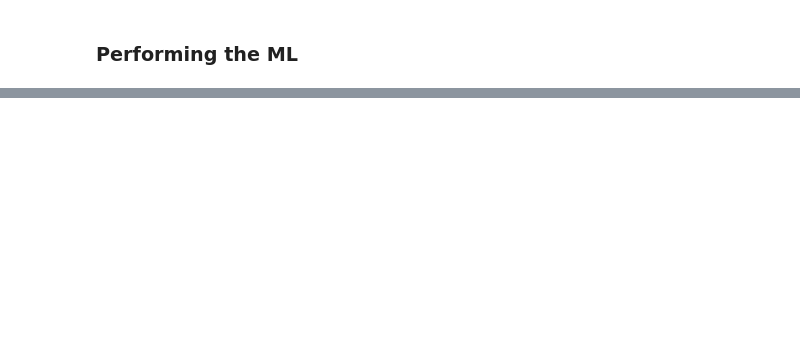
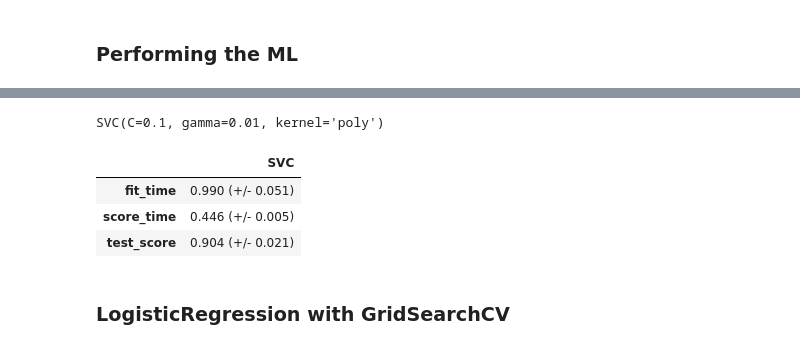
Before and after one commit to ranjitprakash1986/human_activity_recognition, a Jupyter notebook: src/code.ipynb, the cells around one changed output, grey strips where cells are left out. Cells and saved outputs as stored; diff of their text form; code cells hidden in the pictures; blank space fills up the shorter version.

Commit message:
Add ml model solutions

```diff
--- a/src/code.ipynb
+++ b/src/code.ipynb
@@ -375,0 +404,29 @@ plot_tsne(x,y, 30)
+# %%
+# function to cross validate and capture the results
+
+def mean_std_cross_val_scores(model, X_train, y_train, **kwargs):
+    """
+    Returns mean and std of cross validation
+    Parameters
+    ----------
+    model :
+        scikit-learn model
+    X_train : numpy array or pandas DataFrame
+        X in the training data
+    y_train :
+        y in the training data
+    Returns
+    ----------
+        pandas Series with mean scores from cross_validation
+    """
+
+    scores = cross_validate(model, X_train, y_train, **kwargs)
+
+    mean_scores = pd.DataFrame(scores).mean()
+    std_scores = pd.DataFrame(scores).std()
+    out_col = []
+
+    for i in range(len(mean_scores)):
+        out_col.append((f"%0.3f (+/- %0.3f)" % (mean_scores[i], std_scores[i])))
+
+    return pd.Series(data=out_col, index=mean_scores.index)
@@ -375,0 +435,7 @@ plot_tsne(x,y, 30)
+# %%
+param_grid = {'C':[0.1, 1, 10, 100],
+             'gamma': [1,0.1,0.01,0.001],
+              'kernel': ['rbf', 'poly', 'sigmoid']}
+
+grid = GridSearchCV(SVC(),param_grid,refit=True,verbose=1)
+grid.fit(X_train,y_train)
@@ -375,0 +464,19 @@ plot_tsne(x,y, 30)
+# %%
+grid.best_estimator_
+# %% [output]
+SVC(C=0.1, gamma=0.01, kernel='poly')
+# %%
+results_dict = dict()
+# %%
+results_dict['SVC'] = mean_std_cross_val_scores(grid.best_estimator_, X_train, y_train)
+# %%
+# Results with SVC
+
+pd.DataFrame(results_dict).T
+# %% [output]
+|  | SVC |
+| fit_time | 0.990 (+/- 0.051) |
+| score_time | 0.446 (+/- 0.005) |
+| test_score | 0.904 (+/- 0.021) |
+# %% [markdown]
+### LogisticRegression with GridSearchCV
```
Also changed, not shown: parts of 31 cells of this notebook.
